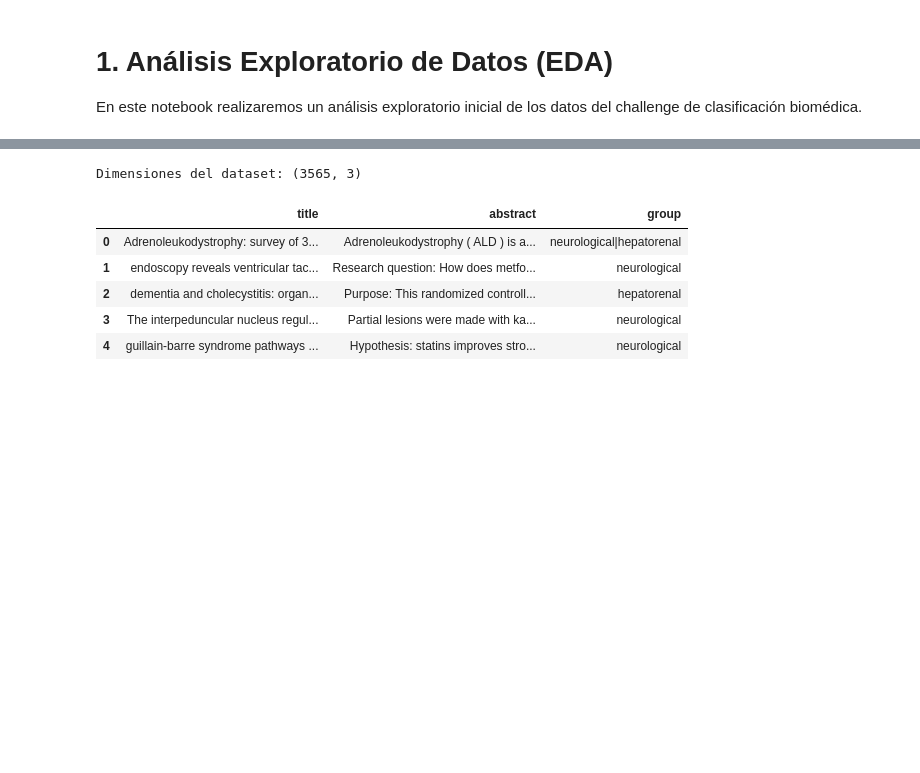
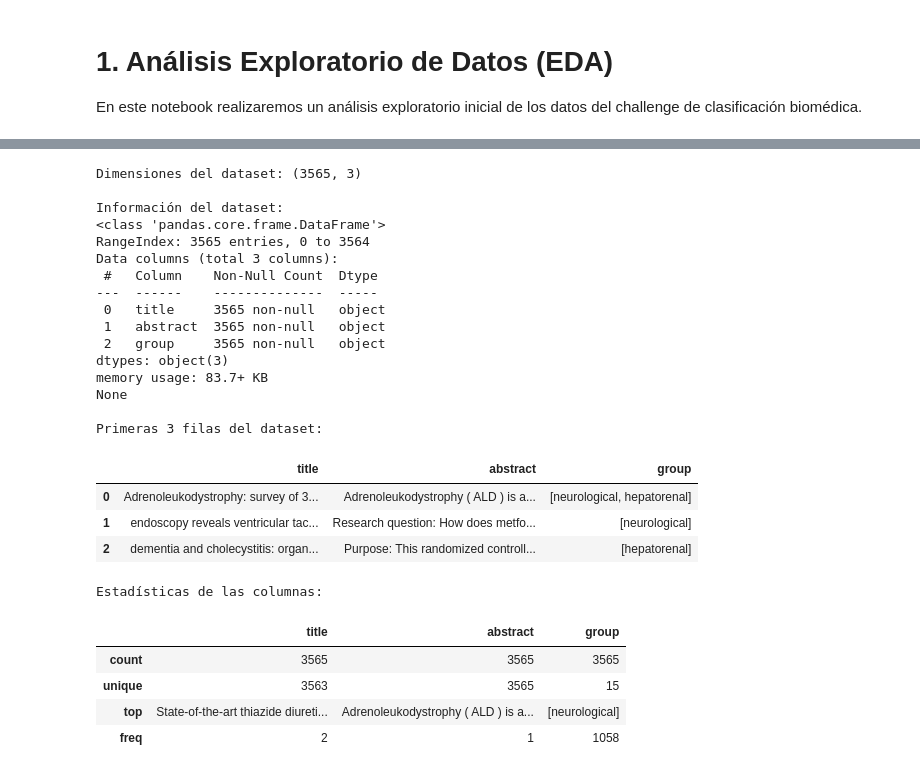
Before and after one commit to JhojanRop/T1-data-hack, a Jupyter notebook: notebooks/1_eda_baseline.ipynb, the cells around one changed output, grey strips where cells are left out. Cells and saved outputs as stored; diff of their text form; code cells hidden in the pictures; blank space fills up the shorter version.

```diff
--- a/notebooks/1_eda_baseline.ipynb
+++ b/notebooks/1_eda_baseline.ipynb
@@ -1,6 +1,16 @@
 # %% [markdown]
 # 1. Análisis Exploratorio de Datos (EDA)
 En este notebook realizaremos un análisis exploratorio inicial de los datos del challenge de clasificación biomédica.
+# %%
+from pathlib import Path
+import sys
+
+# Configurar el path del proyecto
+notebook_dir = Path().absolute()
+project_root = notebook_dir.parent
+
+# Agregar src al path de Python
+sys.path.append(str(project_root))
 # %%
 # Importar librerías necesarias
 import pandas as pd
@@ -15,16 +33,57 @@ sns.set_palette("husl")
 # %%
-# Cargar datos
-df = pd.read_csv('../data/raw/challenge_data-18-ago.csv', sep=None, engine="python", quotechar='"')
+# Definir la ruta al dataset
+DATA_PATH = project_root / "data" / "raw" / "challenge_data-18-ago.csv"
+
+# Cargar el dataset directamente
+df = pd.read_csv(DATA_PATH, sep=';')
+
+# Convertir las etiquetas a listas
+df['group'] = df['group'].apply(lambda x: x.split('|'))
+
+# Crear instancia de ExploratoryAnalysis con el DataFrame
+class ExploratoryAnalysisWithDF(ExploratoryAnalysis):
+    def __init__(self, df):
+        self.df = df
+
+eda = ExploratoryAnalysisWithDF(df)
+
+# Mostrar información básica del dataset
 print("Dimensiones del dataset:", df.shape)
-df.head()
+print("\nInformación del dataset:")
+print(df.info())
 
-## 1. Análisis de Clases Analizaremos la distribución de las categorías médicas en nuestro dataset.
+print("\nPrimeras 3 filas del dataset:")
+display(df.head(3))
+
+# Mostrar estadísticas de las columnas de texto
+print("\nEstadísticas de las columnas:")
+text_stats = df.describe(include=[object])
+display(text_stats)
 # %% [output]
 Dimensiones del dataset: (3565, 3)
+
+Información del dataset:
+<class 'pandas.core.frame.DataFrame'>
+RangeIndex: 3565 entries, 0 to 3564
+Data columns (total 3 columns):
+ #   Column    Non-Null Count  Dtype
+---  ------    --------------  -----
+ 0   title     3565 non-null   object
+ 1   abstract  3565 non-null   object
+ 2   group     3565 non-null   object
+dtypes: object(3)
+memory usage: 83.7+ KB
+None
+
+Primeras 3 filas del dataset:
 |  | title | abstract | group |
-| 0 | Adrenoleukodystrophy: survey of 3... | Adrenoleukodystrophy ( ALD ) is a... | neurological|hepatorenal |
-| 1 | endoscopy reveals ventricular tac... | Research question: How does metfo... | neurological |
-| 2 | dementia and cholecystitis: organ... | Purpose: This randomized controll... | hepatorenal |
-| 3 | The interpeduncular nucleus regul... | Partial lesions were made with ka... | neurological |
-| 4 | guillain-barre syndrome pathways ... | Hypothesis: statins improves stro... | neurological |
+| 0 | Adrenoleukodystrophy: survey of 3... | Adrenoleukodystrophy ( ALD ) is a... | [neurological, hepatorenal] |
+| 1 | endoscopy reveals ventricular tac... | Research question: How does metfo... | [neurological] |
+| 2 | dementia and cholecystitis: organ... | Purpose: This randomized controll... | [hepatorenal] |
+Estadísticas de las columnas:
+|  | title | abstract | group |
+| count | 3565 | 3565 | 3565 |
+| unique | 3563 | 3565 | 15 |
+| top | State-of-the-art thiazide diureti... | Adrenoleukodystrophy ( ALD ) is a... | [neurological] |
+| freq | 2 | 1 | 1058 |
 # %%
```
Also changed, not shown: parts of 5 cells of this notebook, 3 other files.
